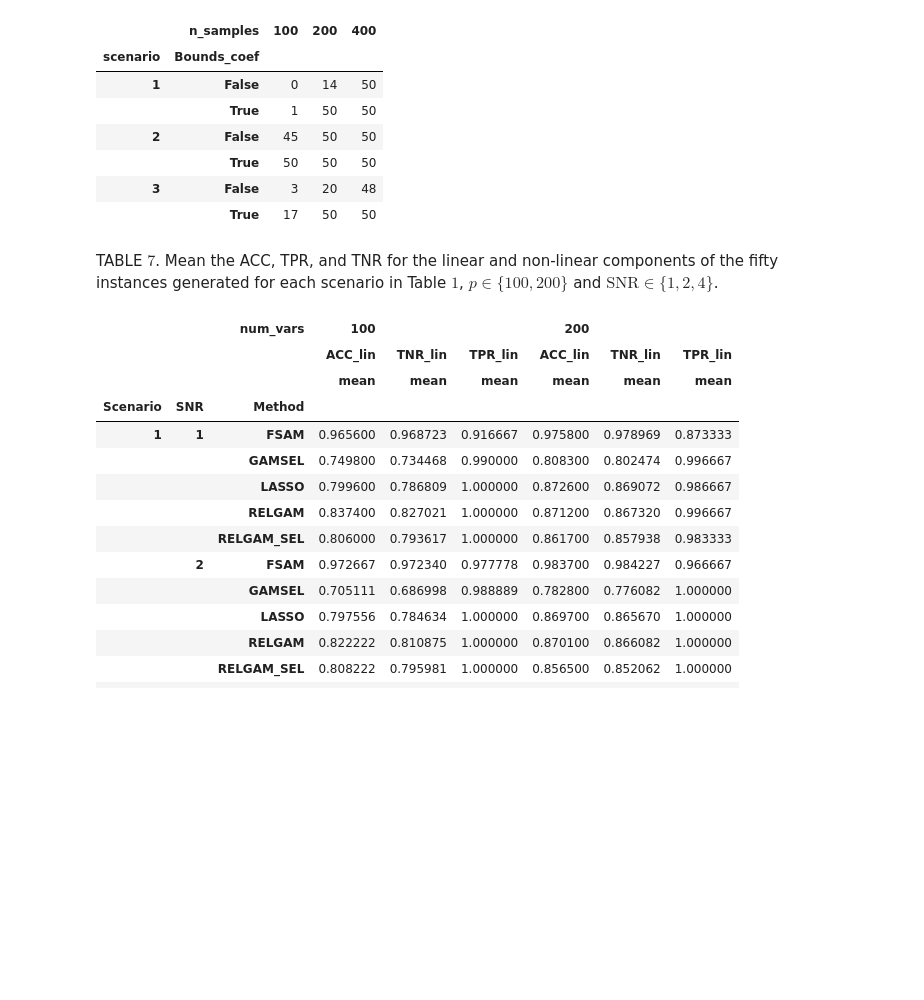
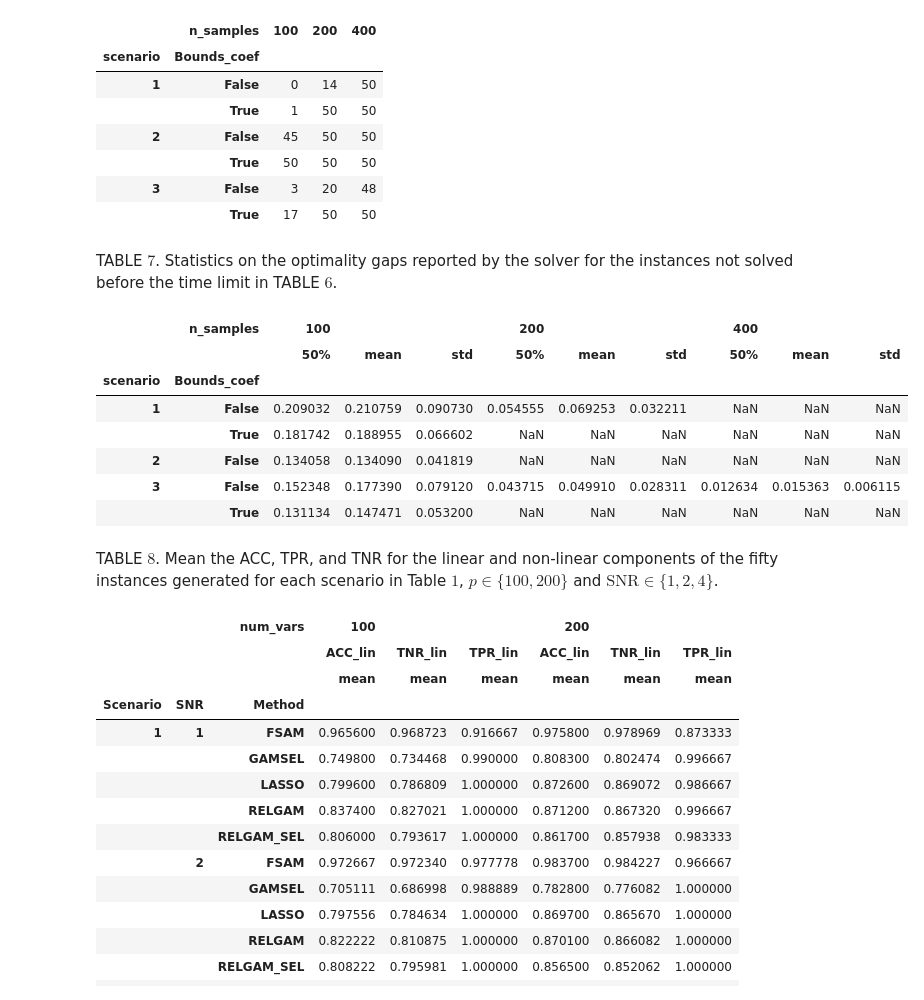
Before and after one commit to ManuelNavarroGarcia/fsam_paper, a Jupyter notebook: fsam_paper/tables.ipynb, the cells around one changed output. Cells and saved outputs as stored; diff of their text form; code cells hidden in the pictures; blank space fills up the shorter version.

```diff
--- a/fsam_paper/tables.ipynb
+++ b/fsam_paper/tables.ipynb
@@ -107,6 +114,19 @@ pd.read_parquet("../data/table6_bis.parquet")
 |  | True | 50 | 50 | 50 |
 | 3 | False | 3 | 20 | 48 |
 |  | True | 17 | 50 | 50 |
+# %% [markdown]
+TABLE $7$. Statistics on the optimality gaps reported by the solver for the instances not solved before the time limit in TABLE $6$.
+# %%
+pd.read_parquet("../data/table7.parquet")
+# %% [output]
+|  | n_samples | 100 |  |  | 200 |  |  | 400 |  |  |
+|  |  | 50% | mean | std | 50% | mean | std | 50% | mean | std |
+| scenario | Bounds_coef |  |  |  |  |  |  |  |  |  |
+| 1 | False | 0.209032 | 0.210759 | 0.090730 | 0.054555 | 0.069253 | 0.032211 | NaN | NaN | NaN |
+|  | True | 0.181742 | 0.188955 | 0.066602 | NaN | NaN | NaN | NaN | NaN | NaN |
+| 2 | False | 0.134058 | 0.134090 | 0.041819 | NaN | NaN | NaN | NaN | NaN | NaN |
+| 3 | False | 0.152348 | 0.177390 | 0.079120 | 0.043715 | 0.049910 | 0.028311 | 0.012634 | 0.015363 | 0.006115 |
+|  | True | 0.131134 | 0.147471 | 0.053200 | NaN | NaN | NaN | NaN | NaN | NaN |
 # %%
 def s(col: str, mode: str):
     if col.name[2] == "std":
@@ -137,7 +172,7 @@ def compute_metrics(df: pd.DataFrame, lin: bool):
         df.loc[index, "TNR" + suffix] = tn / (tn + fp) if (tn + fp) != 0 else 1
     return df
 # %% [markdown]
-TABLE $7$. Mean the ACC, TPR, and TNR for the linear and non-linear components of the fifty instances generated for each scenario in Table $1$, $p\in\{100, 200\}$ and $\text{SNR}\in\{1,2,4\}$.
+TABLE $8$. Mean the ACC, TPR, and TNR for the linear and non-linear components of the fifty instances generated for each scenario in Table $1$, $p\in\{100, 200\}$ and $\text{SNR}\in\{1,2,4\}$.
 # %%
 color_ = {1: "steelblue", 2: "slategray", 4: "lightseagreen"}
 c = {k: colors.rgb2hex(v) for k, v in color_.items()}
```
Also changed, not shown: parts of 27 cells of this notebook, 28 other files.
